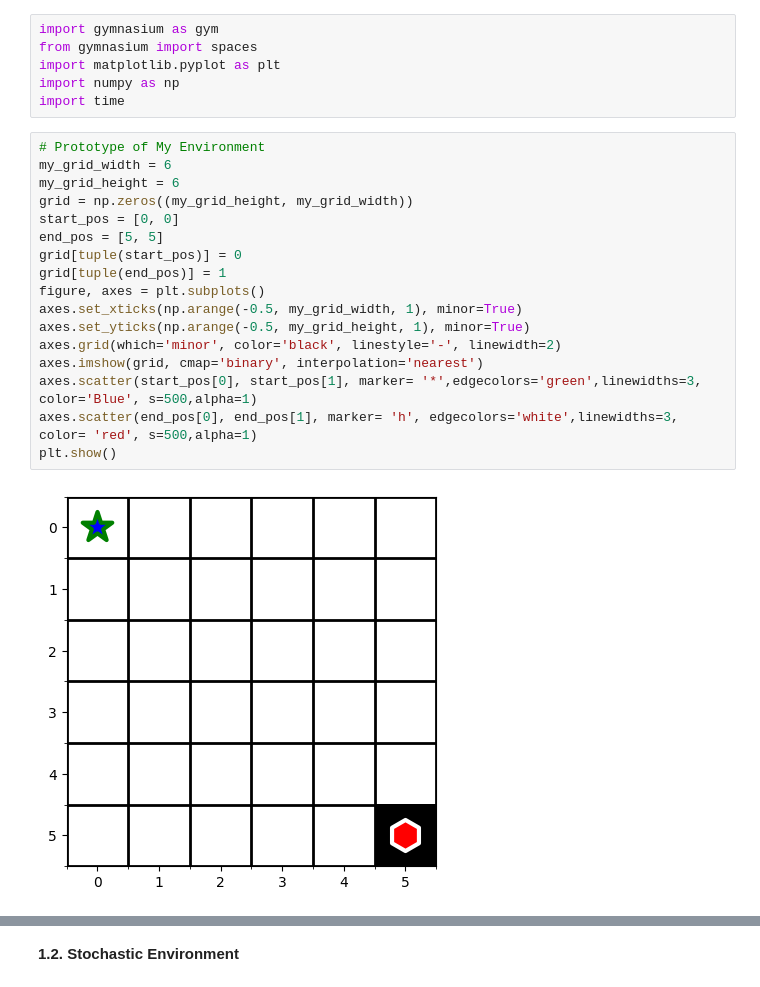
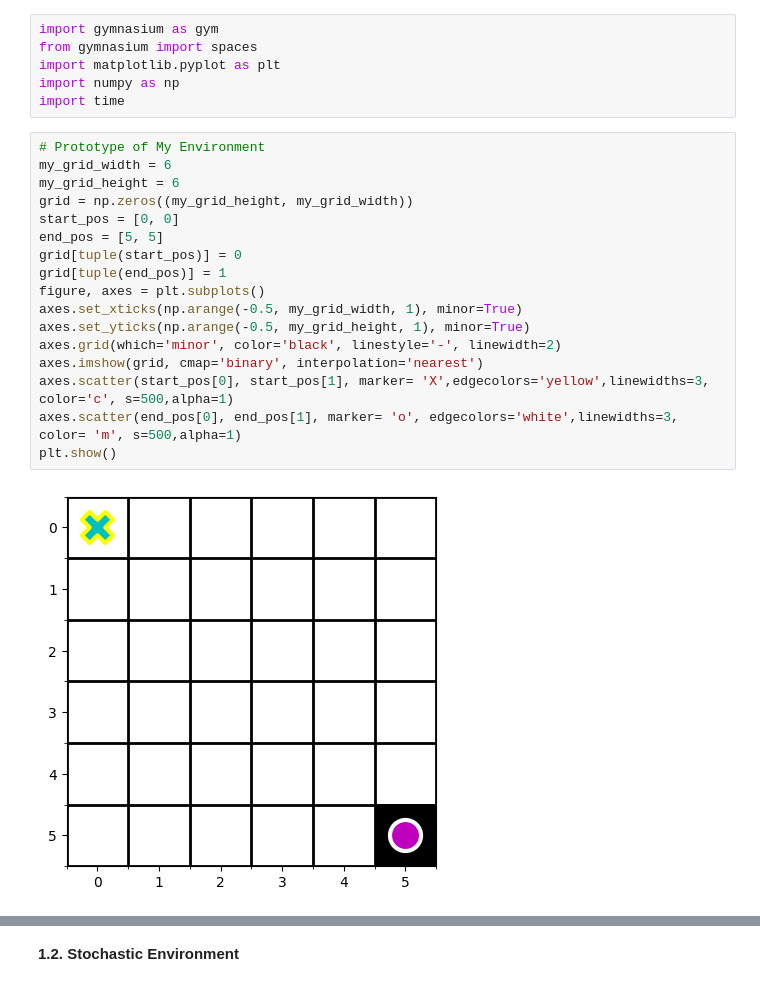
Before and after one commit to hariharan2302/hariharan2302, a Jupyter notebook: Assignment_1_checkpoint.ipynb, the cells around one changed output, grey strips where cells are left out. Drawn from its saved outputs; the diff is of its cells as text.

```diff
--- a/Assignment_1_checkpoint.ipynb
+++ b/Assignment_1_checkpoint.ipynb
@@ -36,22 +36,22 @@ import time
 # %%
 # Prototype of My Environment
 my_grid_width = 6
 my_grid_height = 6
 grid = np.zeros((my_grid_height, my_grid_width))
 start_pos = [0, 0]
 end_pos = [5, 5]
 grid[tuple(start_pos)] = 0
 grid[tuple(end_pos)] = 1
 figure, axes = plt.subplots()
 axes.set_xticks(np.arange(-0.5, my_grid_width, 1), minor=True)
 axes.set_yticks(np.arange(-0.5, my_grid_height, 1), minor=True)
 axes.grid(which='minor', color='black', linestyle='-', linewidth=2)
 axes.imshow(grid, cmap='binary', interpolation='nearest')
-axes.scatter(start_pos[0], start_pos[1], marker= '*',edgecolors='green',linewidths=3, color='Blue', s=500,alpha=1)
-axes.scatter(end_pos[0], end_pos[1], marker= 'h', edgecolors='white',linewidths=3, color= 'red', s=500,alpha=1)
+axes.scatter(start_pos[0], start_pos[1], marker= 'X',edgecolors='yellow',linewidths=3, color='c', s=500,alpha=1)
+axes.scatter(end_pos[0], end_pos[1], marker= 'o', edgecolors='white',linewidths=3, color= 'm', s=500,alpha=1)
 plt.show()
 # %% [output]
-[figure, old version]
+[figure, new version]
 # %%
 class Deterministic_Environment(gym.Env):
     metadata = { 'render.modes': [] }
```
Also changed, not shown: parts of 3 cells of this notebook.
